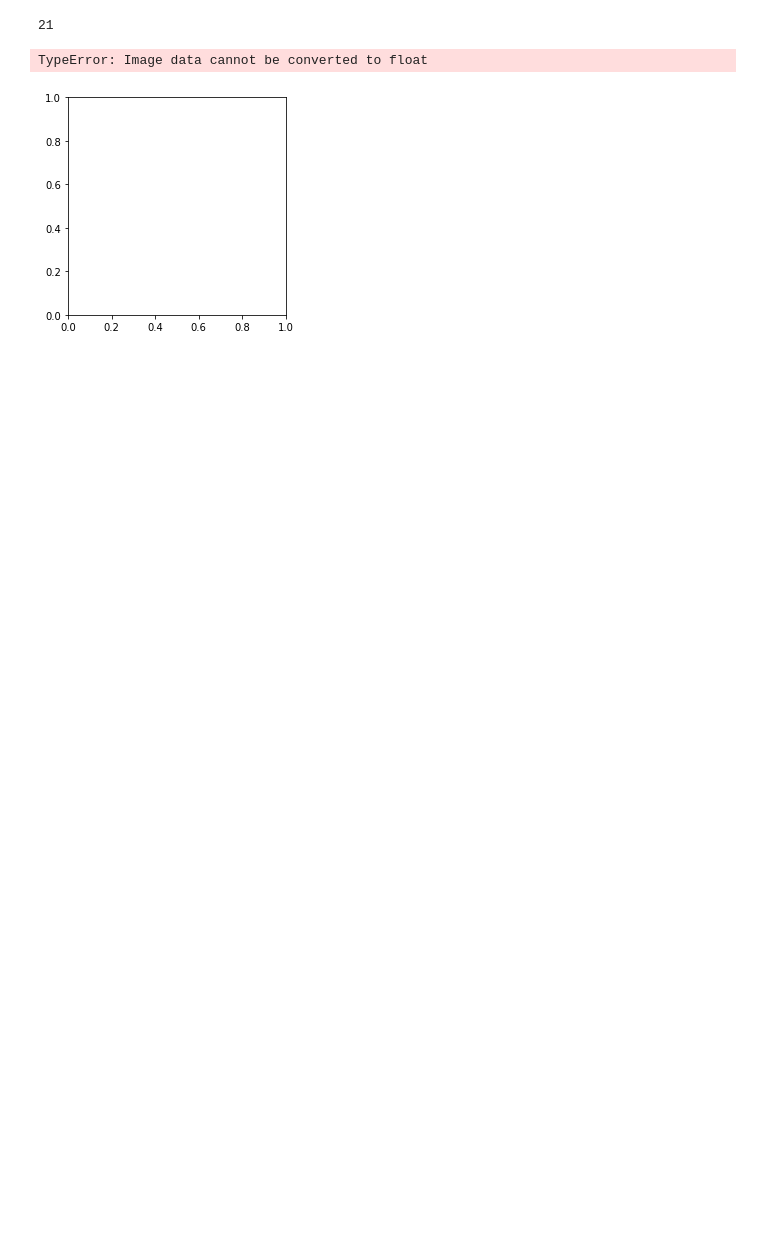
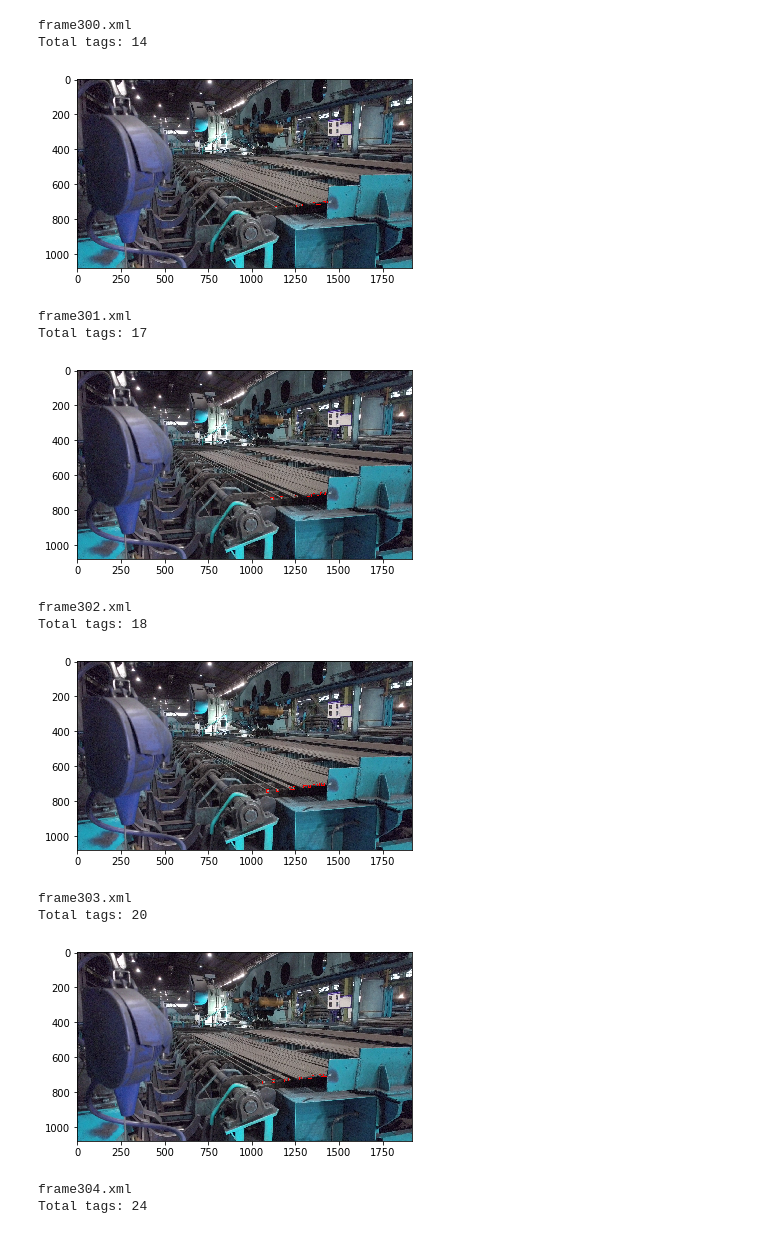
Before and after one commit to LinkedAi/rect2PascalVOC, a Jupyter notebook: jsonToPascalVOC.ipynb, the cells around one changed output. Saved outputs shown, nothing was run; the diff lists cells and outputs as text; code cells hidden in the pictures; blank space fills up the shorter version.

```diff
--- a/jsonToPascalVOC.ipynb
+++ b/jsonToPascalVOC.ipynb
@@ -27,0 +15,5 @@ f = ['Timov_RED.json']
+# %%
+PATH = 'tags/'
+PATH_IMG = 'images/'
+FOLDER = 'test/'
+FILE_NAME = 'data.json'
@@ -101,26 +96,44 @@ DONE
 # %%
 from xml.dom import minidom
 
-mydoc = minidom.parse('tags/PL/frame37.xml')
-objects = mydoc.getElementsByTagName('object')
+f = []
+for (dirpath, dirnames, filenames) in walk(PATH + FOLDER):
+    f.extend(filenames)
+    break
 
-image = cv2.imread(pathi + folder + mydoc.getElementsByTagName('filename')[0].firstChild.data)
-count = 0
-for obj in objects:
-    xmin = obj.getElementsByTagName('xmin')[0].firstChild.data
-    xmax = obj.getElementsByTagName('xmax')[0].firstChild.data
-    ymin = obj.getElementsByTagName('ymin')[0].firstChild.data
-    ymax = obj.getElementsByTagName('ymax')[0].firstChild.data
+for name in f:
+    mydoc = minidom.parse(PATH + FOLDER + name)
+    print(name)
+    objects = mydoc.getElementsByTagName('object')
 
-    count = count + 1
+    image = cv2.imread(PATH_IMG + FOLDER + mydoc.getElementsByTagName('filename')[0].firstChild.data)
 
-#     image = cv2.rectangle(image, (xmin, ymin), )
-    image = cv2.rectangle(image, (int(xmin), int(ymin)), (int(xmax), int(ymax)), (255, 0, 0), 1)
+    count = 0
+    for obj in objects:
+        xmin = obj.getElementsByTagName('xmin')[0].firstChild.data
+        xmax = obj.getElementsByTagName('xmax')[0].firstChild.data
+        ymin = obj.getElementsByTagName('ymin')[0].firstChild.data
+        ymax = obj.getElementsByTagName('ymax')[0].firstChild.data
 
-print(count)
-plt.imshow(image)
-plt.show()
+        image = cv2.rectangle(image, (int(xmin), int(ymin)), (int(xmax), int(ymax)), (255, 0, 0), 1)
+
+        count += 1
+
+    print('Total tags: {}'.format(count))
+    plt.imshow(image)
+    plt.show()
 # %% [output]
-21
+frame300.xml
+Total tags: 14
+[figure, new version]
-TypeError: Image data cannot be converted to float
+frame301.xml
+Total tags: 17
-[figure, old version]
+[figure, added]
+frame302.xml
+Total tags: 18
+[figure, added]
+frame303.xml
+Total tags: 20
+[figure, added]
+frame304.xml
+Total tags: 24
```
Also changed, not shown: parts of 9 cells of this notebook.
